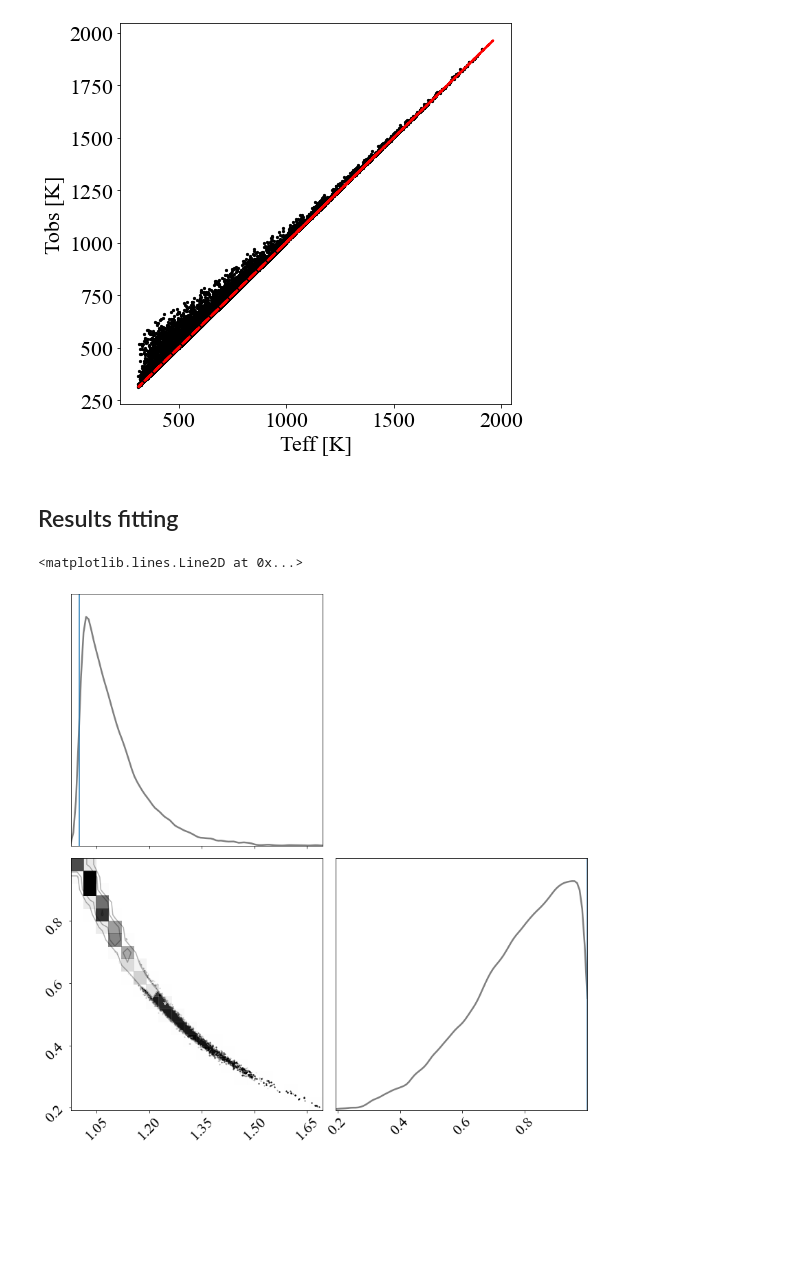
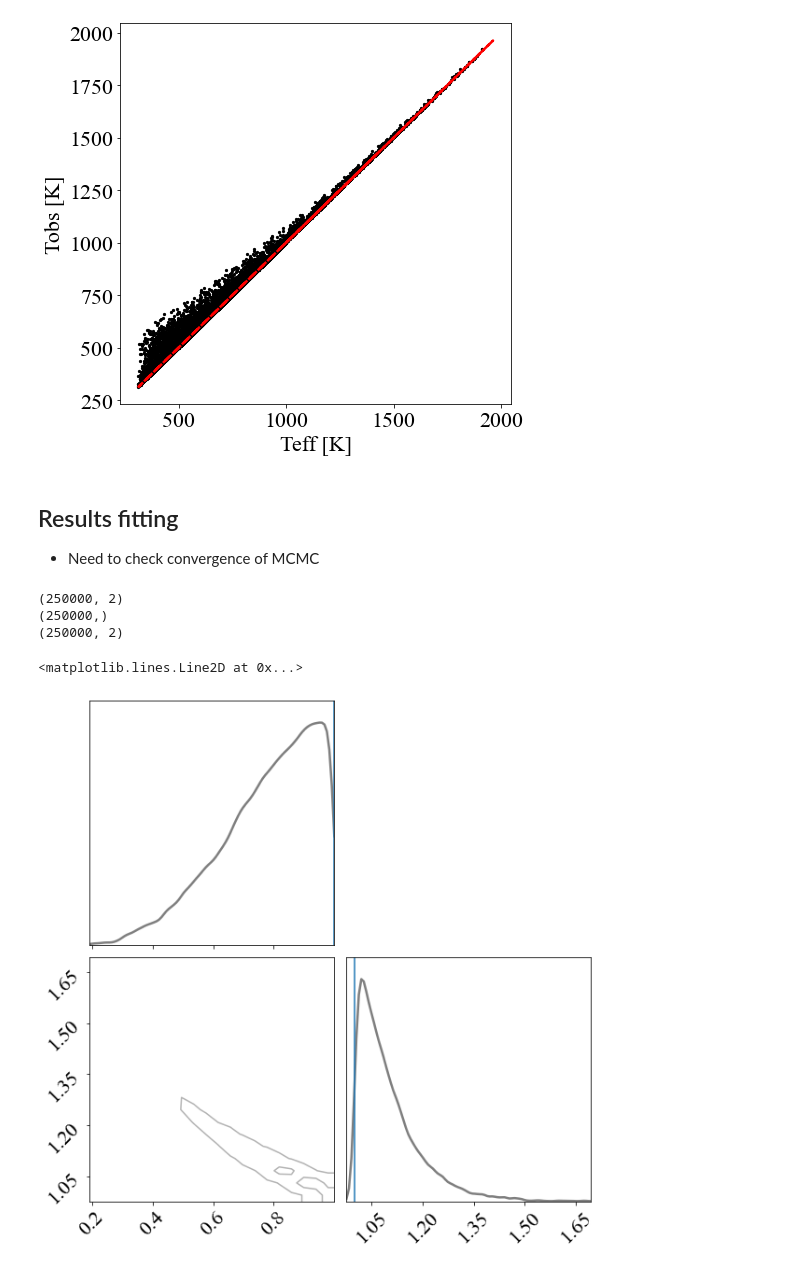
Before and after one commit to SvPoder/exoplanets, a Jupyter notebook: jupyter-notebook/testing.ipynb, the cells around one changed output. Drawn from its saved outputs; the diff is of its cells as text; code cells hidden in the pictures; blank space fills up the shorter version.

```diff
--- a/jupyter-notebook/testing.ipynb
+++ b/jupyter-notebook/testing.ipynb
@@ -553,26 +598,38 @@ Text(0.5, 0, 'Teff [K]')
 [figure]
 # %% [markdown]
 ## Results fitting
+
+- Need to check convergence of MCMC
 # %%
 _file   = open("../results/likelihood_old", "rb")
 like    = pickle.load(_file)
 _file   = open("../results/posterior_old", "rb")
 samples = pickle.load(_file)
+# %%
+print(samples.shape)
+print(samples[:, 0].shape)
+samples_inv = np.asarray([samples[:, 1], samples[:, 0]]).T
+print(samples_inv.shape)
+# %% [output]
+(250000, 2)
+(250000,)
+(250000, 2)
 # %%
-fig, axes = corner(samples)#, levels=(1-np.exp(-0.5), 1-np.exp(-2)), plot_datapoints=False, plot_density=False,
-                   #fill_contours=False)
+smooth=0.5
+fig, axes = corner(samples_inv, levels=(1-np.exp(-0.5), 1-np.exp(-2)), plot_datapoints=False,
+                   plot_density=False, fill_contours=False, smooth=smooth)
 
 # plot KDE smoothed version of distributions
-for axidx, samps in zip([0, 3], samples.T):
+for axidx, samps in zip([0, 3], samples_inv.T):
     kde   = gaussian_kde(samps)
     xvals = fig.axes[axidx].get_xlim()
     xvals = np.linspace(xvals[0], xvals[1], 100)
     fig.axes[axidx].plot(xvals, kde(xvals)/np.max(kde(xvals)), color="k", lw=2.5, alpha=0.5)
 
 ML = samples[np.argmax(like)]
-axes[0, 0].axvline(ML[0])
-axes[1, 1].axvline(ML[1])
+axes[0, 0].axvline(ML[1])
+axes[1, 1].axvline(ML[0])
 #axes[2, 2].axvline(ML[2])
 # %% [output]
 <matplotlib.lines.Line2D at 0x...>
-[figure, old version]
+[figure, new version]
```
Also changed, not shown: parts of 8 cells of this notebook, 1 other file.
